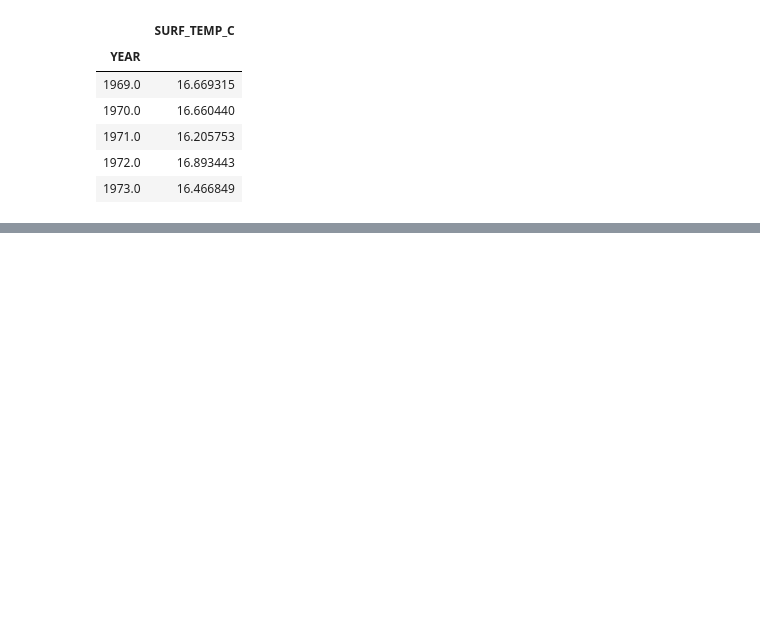
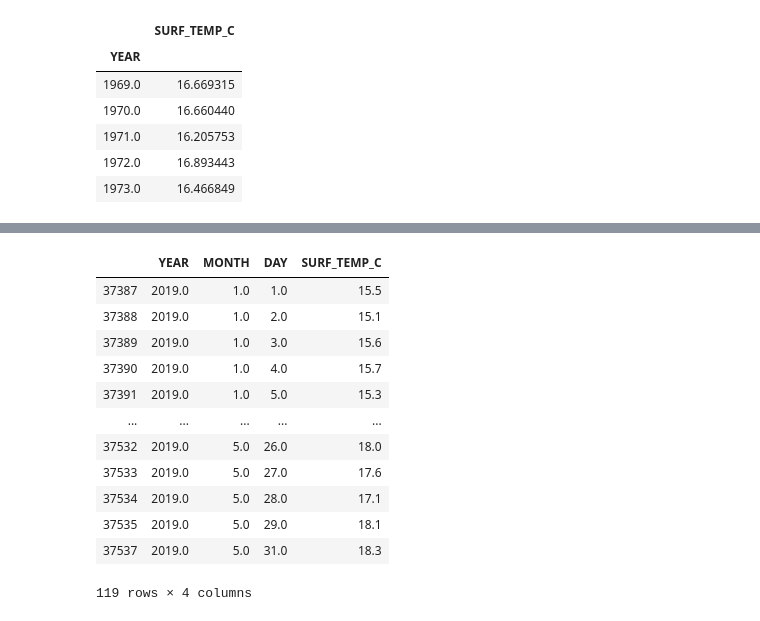
Before and after one commit to giantmagellan/sandiego-climate-analysis, a Jupyter notebook: CO2/CO2Levels.ipynb, the cells around one changed output, grey strips where cells are left out. Cells and saved outputs as stored; diff of their text form; code cells hidden in the pictures; blank space fills up the shorter version.

```diff
--- a/CO2/CO2Levels.ipynb
+++ b/CO2/CO2Levels.ipynb
@@ -99,0 +97,19 @@ plt.savefig('CO2Water.png')
+# %%
+water2 = pd.read_csv('water_surface_temp.csv')
+surfTemps2 = water[['YEAR','MONTH','DAY','SURF_TEMP_C']]
+
+surfTemps2[surfTemps2['YEAR'] == 2019.0].dropna()
+# %% [output]
+|  | YEAR | MONTH | DAY | SURF_TEMP_C |
+| 37387 | 2019.0 | 1.0 | 1.0 | 15.5 |
+| 37388 | 2019.0 | 1.0 | 2.0 | 15.1 |
+| 37389 | 2019.0 | 1.0 | 3.0 | 15.6 |
+| 37390 | 2019.0 | 1.0 | 4.0 | 15.7 |
+| 37391 | 2019.0 | 1.0 | 5.0 | 15.3 |
+| ... | ... | ... | ... | ... |
+| 37532 | 2019.0 | 5.0 | 26.0 | 18.0 |
+| 37533 | 2019.0 | 5.0 | 27.0 | 17.6 |
+| 37534 | 2019.0 | 5.0 | 28.0 | 17.1 |
+| 37535 | 2019.0 | 5.0 | 29.0 | 18.1 |
+| 37537 | 2019.0 | 5.0 | 31.0 | 18.3 |
+119 rows × 4 columns
```
Also changed, not shown: parts of 6 cells of this notebook, 2 other files.
